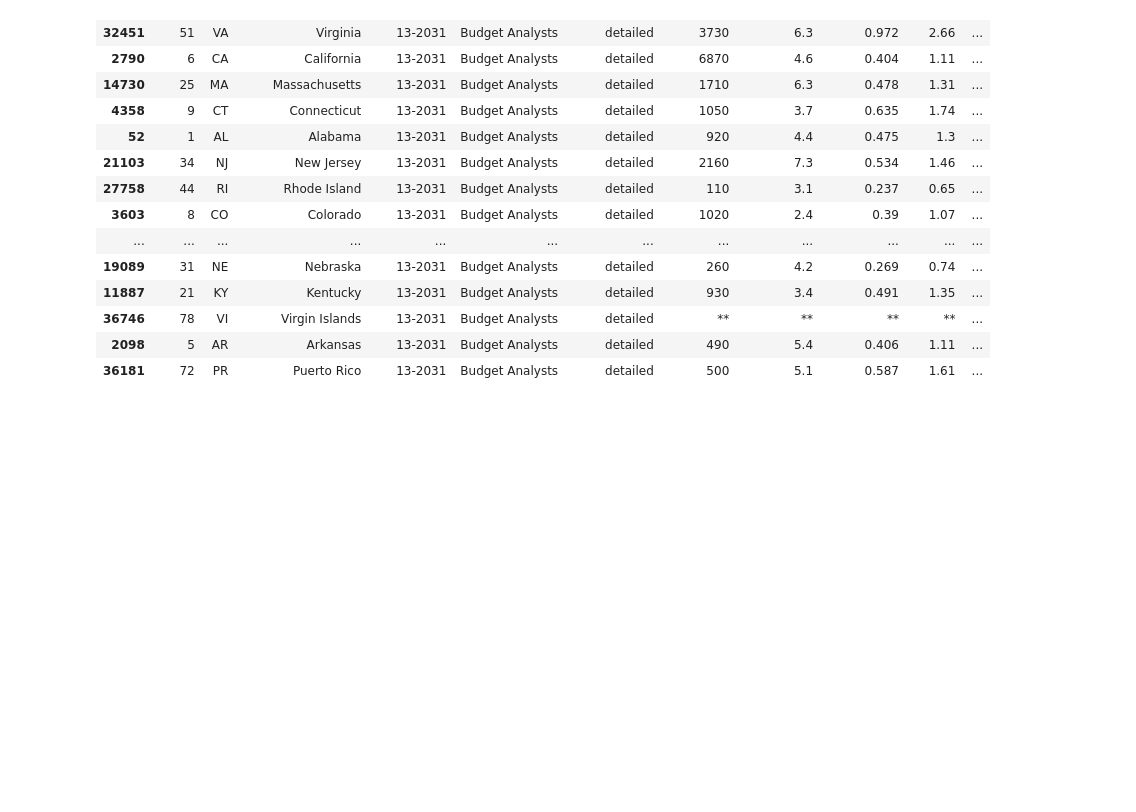
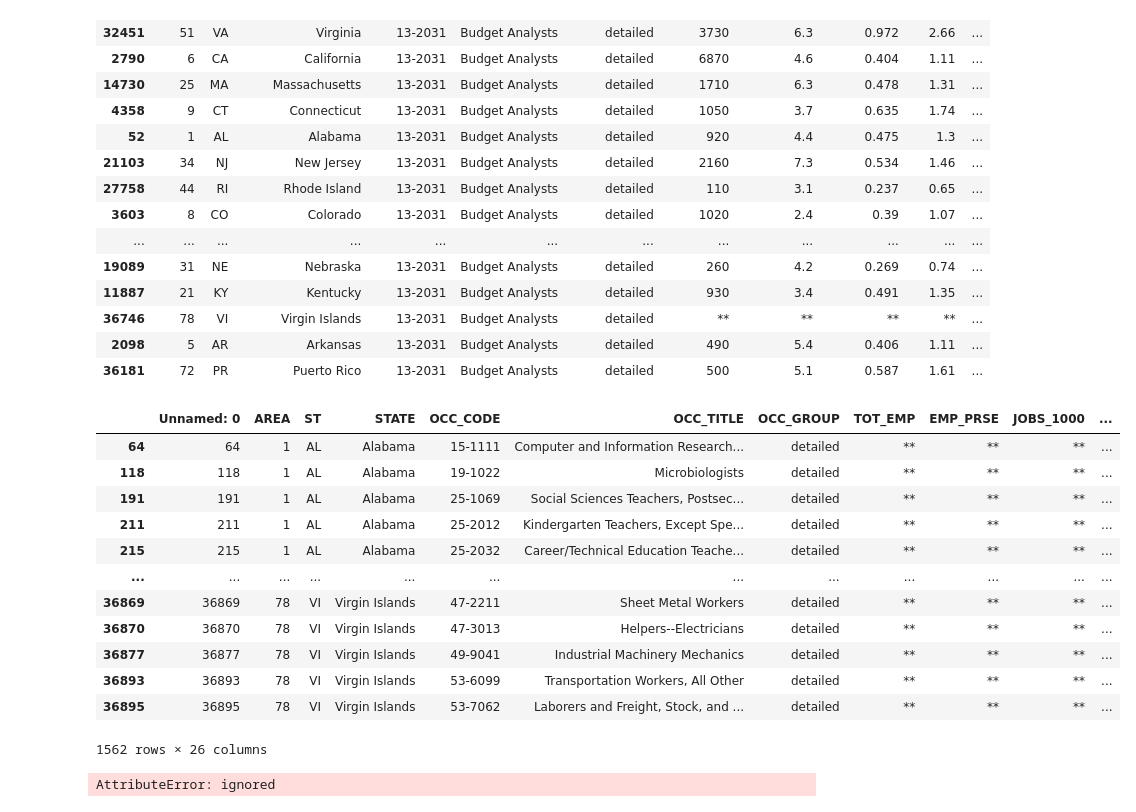
Before and after one commit to MikeDaBossss/Placestolive, a Jupyter notebook: rent.ipynb, the cells around one changed output. Drawn from its saved outputs; the diff is of its cells as text; code cells hidden in the pictures; blank space fills up the shorter version.

```diff
--- a/rent.ipynb
+++ b/rent.ipynb
@@ -113,6 +113,9 @@ Saving state_M2018_dl.xlsx to state_M2018_dl.xlsx
 import pandas as pd
 countyrent = pd.read_excel('state_M2018_dl.xlsx')
 countyrent.to_excel('/content/drive/My Drive/JobIncomeperState.xlsx')
+# %%
+import pandas as pd
+countyrent= pd.read_excel('/content/drive/My Drive/JobIncomeperState.xlsx')
 # %%
 countyrent
 # %% [output]
@@ -159,3 +162,19 @@ countyrent[countyrent['OCC_TITLE'].str.contains('Budget Analyst')].sort_values(b
 | 36746 | 78 | VI | Virgin Islands | 13-2031 | Budget Analysts | detailed | ** | ** | ** | ** | ... |
 | 2098 | 5 | AR | Arkansas | 13-2031 | Budget Analysts | detailed | 490 | 5.4 | 0.406 | 1.11 | ... |
 | 36181 | 72 | PR | Puerto Rico | 13-2031 | Budget Analysts | detailed | 500 | 5.1 | 0.587 | 1.61 | ... |
+# %%
+countyrent[countyrent['LOC_Q'].str.isalnum() == False]
+# %% [output]
+|  | Unnamed: 0 | AREA | ST | STATE | OCC_CODE | OCC_TITLE | OCC_GROUP | TOT_EMP | EMP_PRSE | JOBS_1000 | ... |
+| 64 | 64 | 1 | AL | Alabama | 15-1111 | Computer and Information Research... | detailed | ** | ** | ** | ... |
+| 118 | 118 | 1 | AL | Alabama | 19-1022 | Microbiologists | detailed | ** | ** | ** | ... |
+| 191 | 191 | 1 | AL | Alabama | 25-1069 | Social Sciences Teachers, Postsec... | detailed | ** | ** | ** | ... |
+| 211 | 211 | 1 | AL | Alabama | 25-2012 | Kindergarten Teachers, Except Spe... | detailed | ** | ** | ** | ... |
+| 215 | 215 | 1 | AL | Alabama | 25-2032 | Career/Technical Education Teache... | detailed | ** | ** | ** | ... |
+| ... | ... | ... | ... | ... | ... | ... | ... | ... | ... | ... | ... |
+| 36869 | 36869 | 78 | VI | Virgin Islands | 47-2211 | Sheet Metal Workers | detailed | ** | ** | ** | ... |
+| 36870 | 36870 | 78 | VI | Virgin Islands | 47-3013 | Helpers--Electricians | detailed | ** | ** | ** | ... |
+| 36877 | 36877 | 78 | VI | Virgin Islands | 49-9041 | Industrial Machinery Mechanics | detailed | ** | ** | ** | ... |
+| 36893 | 36893 | 78 | VI | Virgin Islands | 53-6099 | Transportation Workers, All Other | detailed | ** | ** | ** | ... |
+| 36895 | 36895 | 78 | VI | Virgin Islands | 53-7062 | Laborers and Freight, Stock, and ... | detailed | ** | ** | ** | ... |
+1562 rows × 26 columns
@@ -161,0 +183,4 @@ countyrent[countyrent['OCC_TITLE'].str.contains('Budget Analyst')].sort_values(b
+# %%
+countyrent[countyrent['LOC_Q'].str.isalnum() == False]
+# %% [output]
+AttributeError: ignored
```
Also changed, not shown: parts of 8 cells of this notebook.
